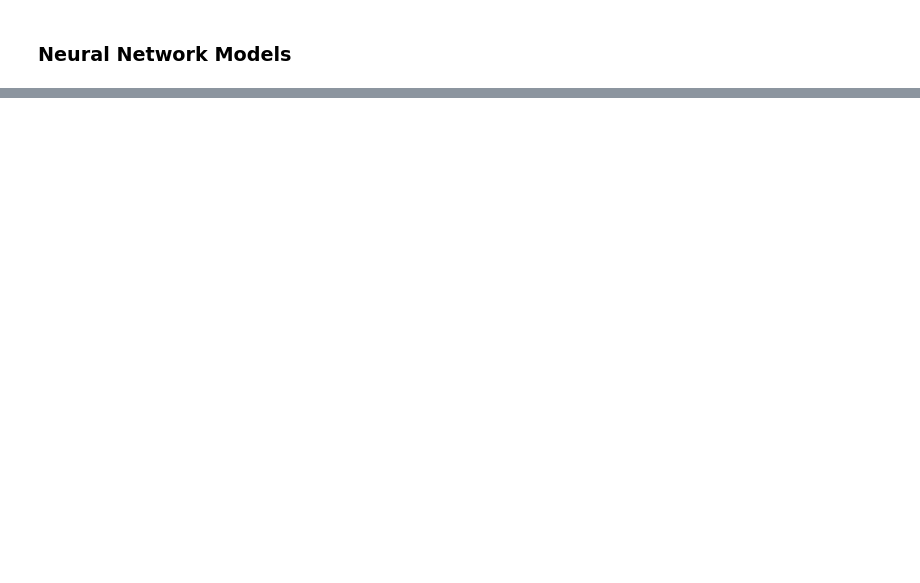
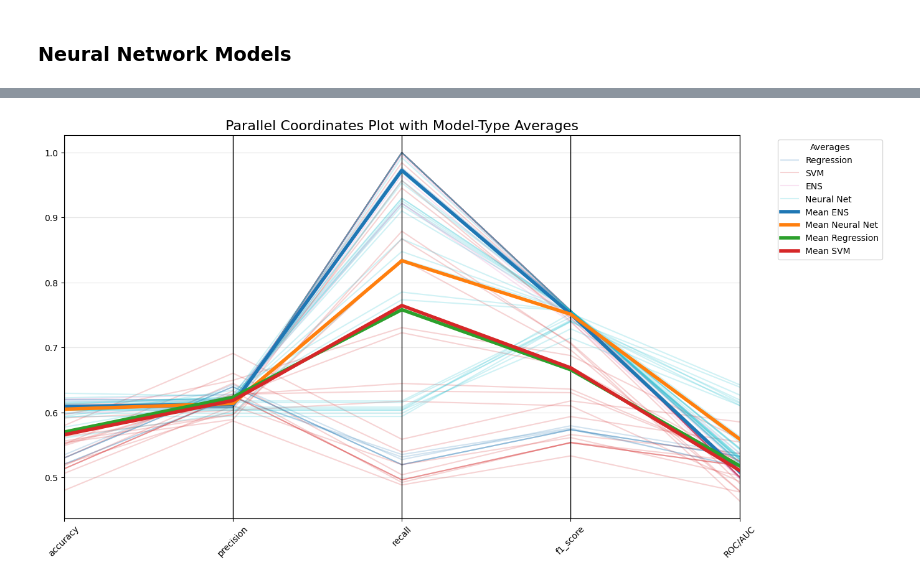
Before and after one commit to julianag27/ml-project, a Jupyter notebook: FinalProject.ipynb, the cells around one changed output, grey strips where cells are left out. Cells and saved outputs as stored; diff of their text form; code cells hidden in the pictures; blank space fills up the shorter version.

```diff
--- a/FinalProject.ipynb
+++ b/FinalProject.ipynb
@@ -281,0 +347,36 @@ plt.show()
+# %%
+from pandas.plotting import parallel_coordinates
+import matplotlib.pyplot as plt
+
+pc_df = all_models[[
+    "model_type",
+    "accuracy",
+    "precision",
+    "recall",
+    "f1_score",
+    "ROC/AUC"
+]]
+metrics = ["accuracy", "precision", "recall", "f1_score", "ROC/AUC"]
+plt.figure(figsize=(14, 8))
+parallel_coordinates(pc_df, "model_type", colormap="tab10", alpha=0.2)
+
+mean_df = all_models.groupby("model_type")[metrics].mean().reset_index()
+
+types = all_models["model_type"].drop_duplicates().astype('category')
+cmap = colormaps['tab10']
+colors = cmap(types.cat.codes)
+colors_by_type = {model: col for model, col in zip(all_models["model_type"].drop_duplicates(), colors)}
+
+for _, row in mean_df.iterrows():
+    t = row["model_type"]
+    y = row[metrics].values
+    plt.plot(metrics, y, label=f"Mean {t}", color=colors_by_type[t], linewidth=4)
+
+plt.title("Parallel Coordinates Plot with Model-Type Averages", fontsize=16)
+plt.xticks(rotation=45)
+plt.grid(True, alpha=0.3)
+plt.legend(title="Averages", bbox_to_anchor=(1.05, 1), loc='upper left')
+
+plt.show()
+# %% [output]
+[figure, added]
```
Also changed, not shown: parts of 10 cells of this notebook, 1 other file.
